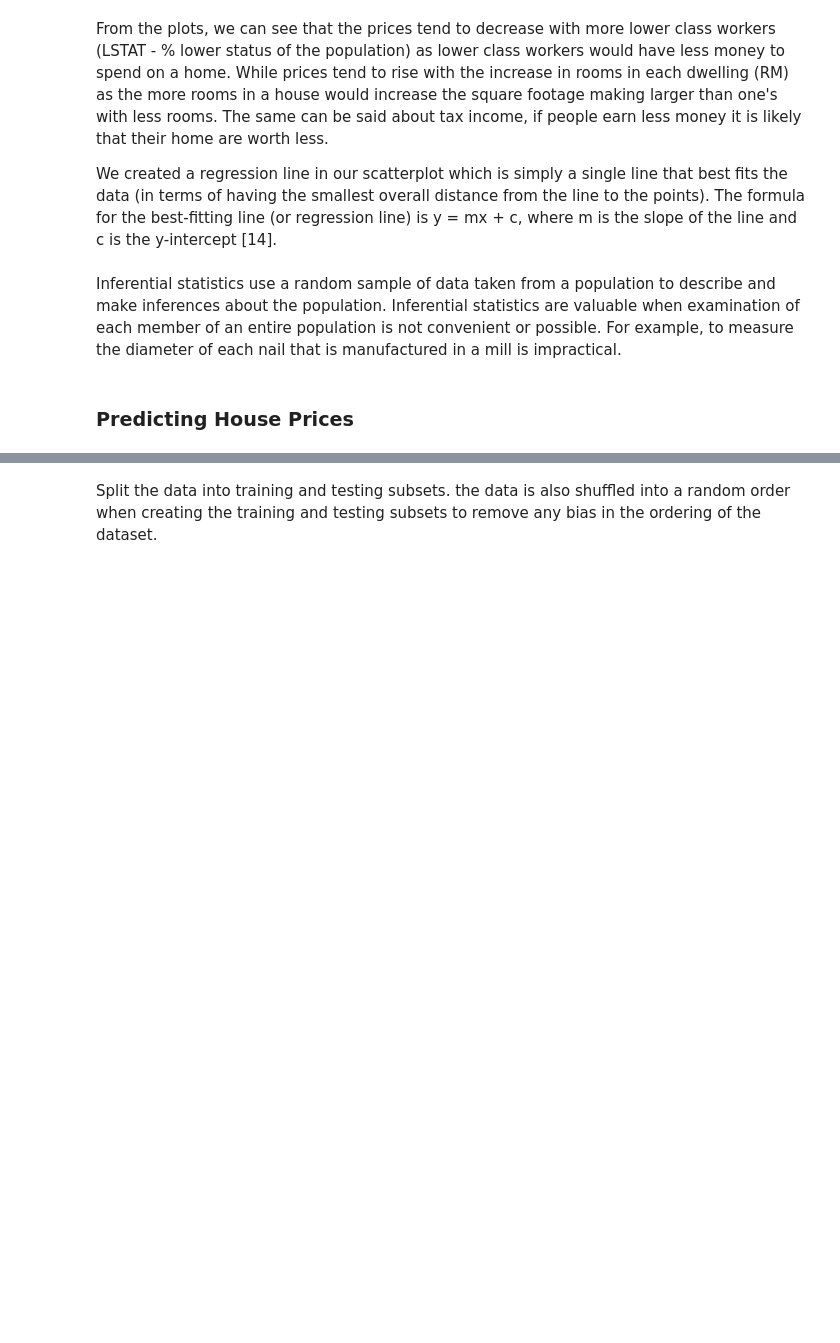
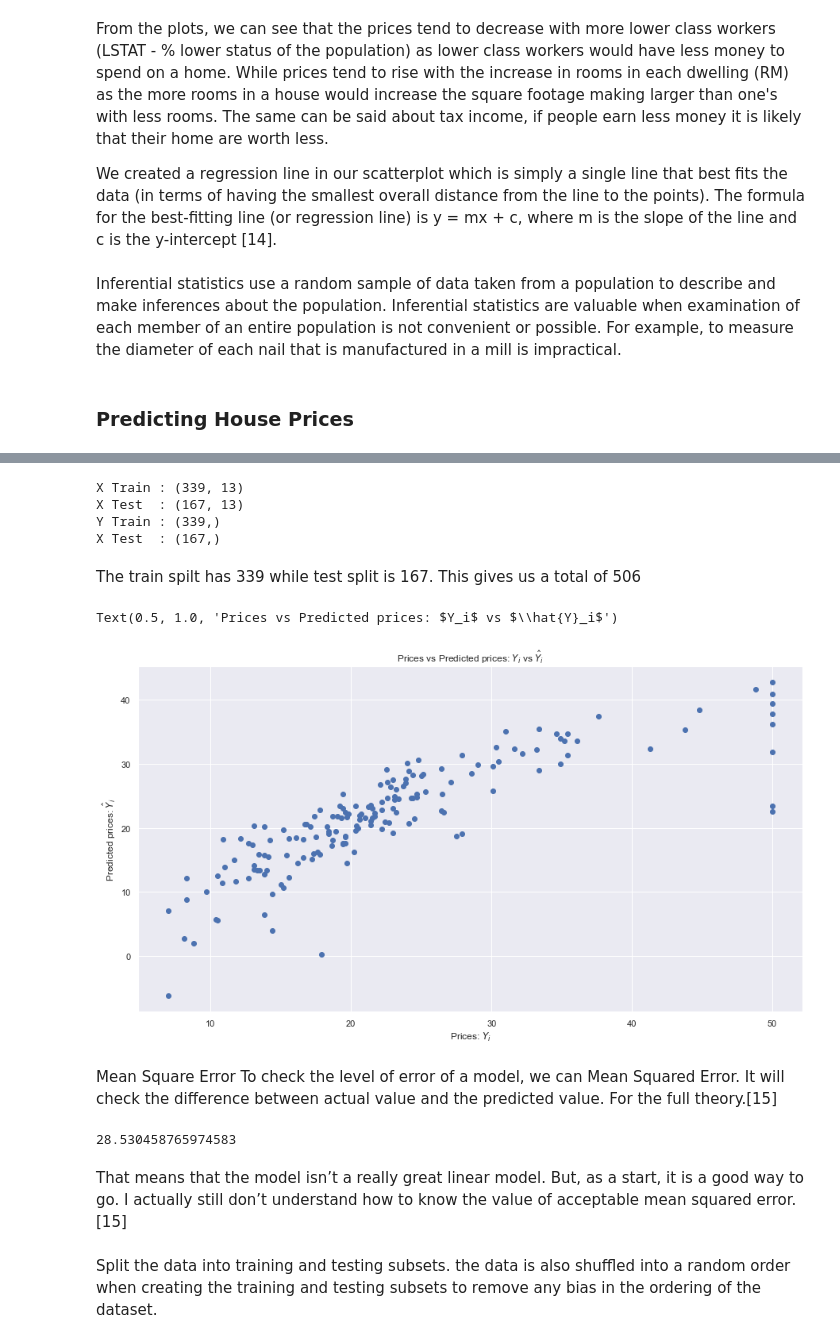
Before and after one commit to JohnADeady/ML-S-Project, a Jupyter notebook: Boston House Prices.ipynb, the cells around one changed output, grey strips where cells are left out. Saved outputs shown, nothing was run; the diff lists cells and outputs as text; code cells hidden in the pictures; blank space fills up the shorter version.

Commit message:
Train Test Split

```diff
--- a/Boston House Prices.ipynb
+++ b/Boston House Prices.ipynb
@@ -273,2 +270,43 @@ plt.scatter(data.Price, LR.predict(X))
+# %%
+# Two variables
+X = data.drop('Price', axis = 1)
+Y = data['Price']
+
+# Split dataset into train and test. Test portion 33% test size
+X_train, X_test, Y_train, Y_test = train_test_split(X, Y, test_size = 0.33, random_state = 5)
+print("X Train :",X_train.shape)
+print("X Test  :",X_test.shape)
+print("Y Train :",Y_train.shape)
+print("X Test  :",Y_test.shape)
+# %% [output]
+X Train : (339, 13)
+X Test  : (167, 13)
+Y Train : (339,)
+X Test  : (167,)
+# %% [markdown]
+The train spilt has 339 while test split is 167. This gives us a total of 506
+# %%
+lm = LinearRegression()
+lm.fit(X_train, Y_train)
+
+Y_pred = lm.predict(X_test)
+
+plt.scatter(Y_test, Y_pred)
+plt.xlabel("Prices: $Y_i$")
+plt.ylabel("Predicted prices: $\hat{Y}_i$")
+plt.title("Prices vs Predicted prices: $Y_i$ vs $\hat{Y}_i$")
+# %% [output]
+Text(0.5, 1.0, 'Prices vs Predicted prices: $Y_i$ vs $\\hat{Y}_i$')
+[figure, added]
+# %% [markdown]
+Mean Square Error
+To check the level of error of a model, we can Mean Squared Error. It will check the difference between actual value and the predicted value. For the full theory.[15]
+# %%
+mse = mean_squared_error(Y_test, Y_pred)
+print(mse)
+# %% [output]
+28.530458765974583
+# %% [markdown]
+That means that the model isn’t a really great linear model. But, as a start, it is a good way to go. I actually still don’t understand how to know the value of acceptable mean squared error.[15]
 # %% [markdown]
 Split the data into training and testing subsets. the data is also shuffled into a random order when creating the training and testing subsets to remove any bias in the ordering of the dataset.
```
Also changed, not shown: parts of 9 cells of this notebook.
